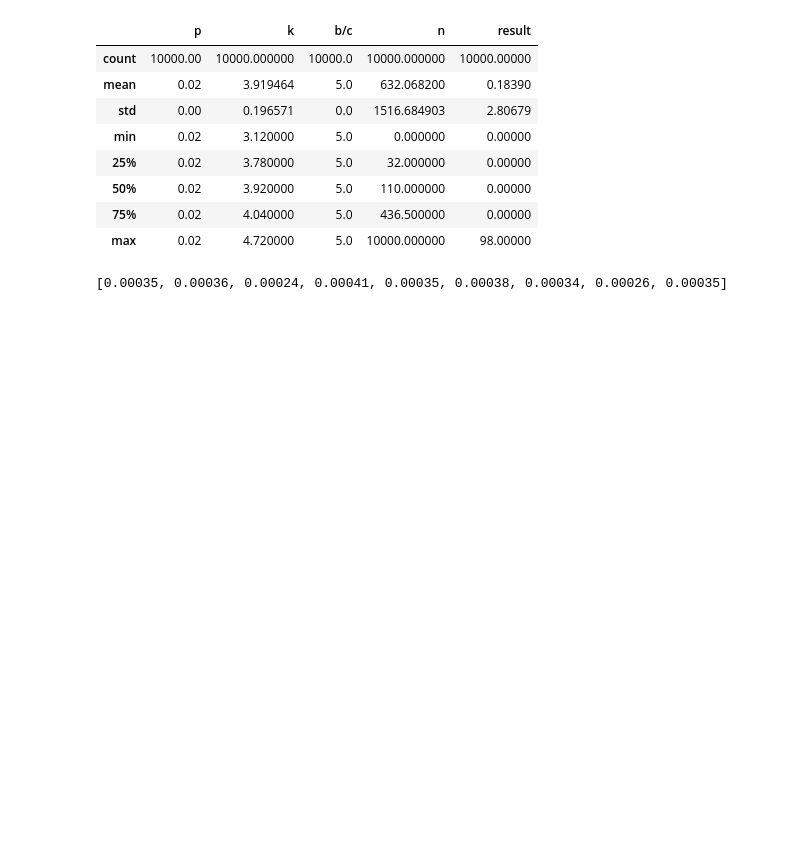
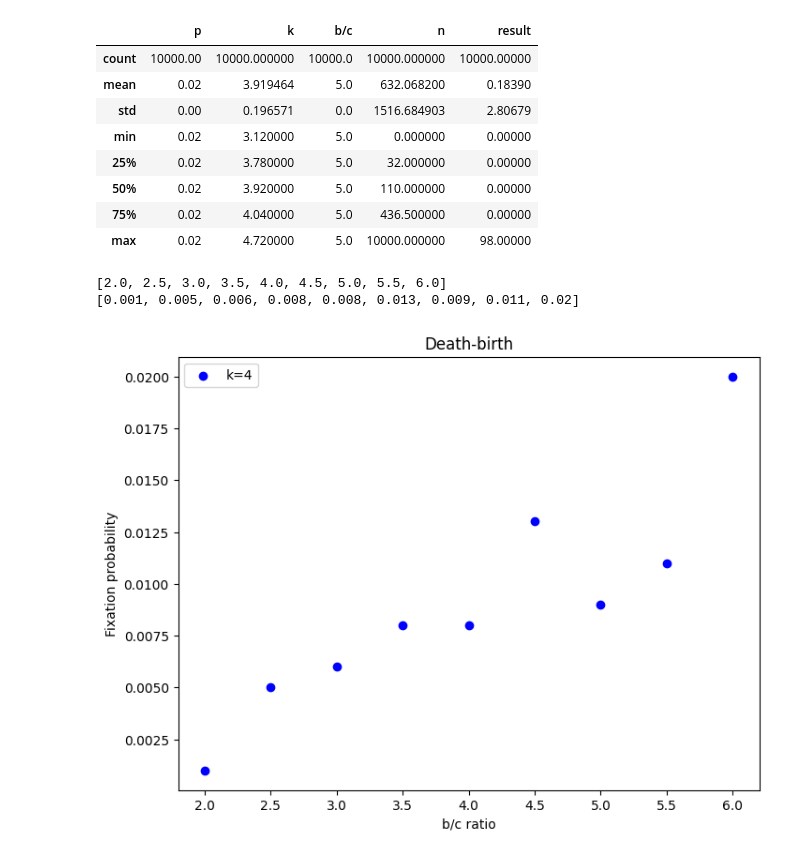
Before and after one commit to eoinohearn/MATH598, a Jupyter notebook: root/data.ipynb, the cells around one changed output. Saved outputs shown, nothing was run; the diff lists cells and outputs as text; code cells hidden in the pictures; blank space fills up the shorter version.

```diff
--- a/root/data.ipynb
+++ b/root/data.ipynb
@@ -66,13 +67,29 @@ df.describe()
 | 75% | 0.02 | 4.040000 | 5.0 | 436.500000 | 0.00000 |
 | max | 0.02 | 4.720000 | 5.0 | 10000.000000 | 98.00000 |
 # %%
+
+ratios = []
 results =[]
 
 for x in range(0,9):
     df = pd.read_csv(f"Output/output_GoG_4a/{x}.txt")
-    results.append(len(df[df[' result']==100])/100000)
+    ratios.append(float(df[' b/c'].mean()))
+    results.append(len(df[df[' result']==100])/1000)
 
+print(ratios)
 print(results)
 # %% [output]
-[0.00035, 0.00036, 0.00024, 0.00041, 0.00035, 0.00038, 0.00034, 0.00026, 0.00035]
+[2.0, 2.5, 3.0, 3.5, 4.0, 4.5, 5.0, 5.5, 6.0]
+[0.001, 0.005, 0.006, 0.008, 0.008, 0.013, 0.009, 0.011, 0.02]
+# %%
+fig, ax = plt.subplots(figsize=(8,6))
+
+ax.scatter(ratios, results, c='blue', label = 'k=4')
+ax.set_xlabel('b/c ratio')
+ax.set_ylabel('Fixation probability')
+ax.set_title('Death-birth')
+ax.legend()
+plt.show()
+# %% [output]
+[figure, added]
 # %%
```
Also changed, not shown: parts of 2 cells of this notebook, 9 other files.
